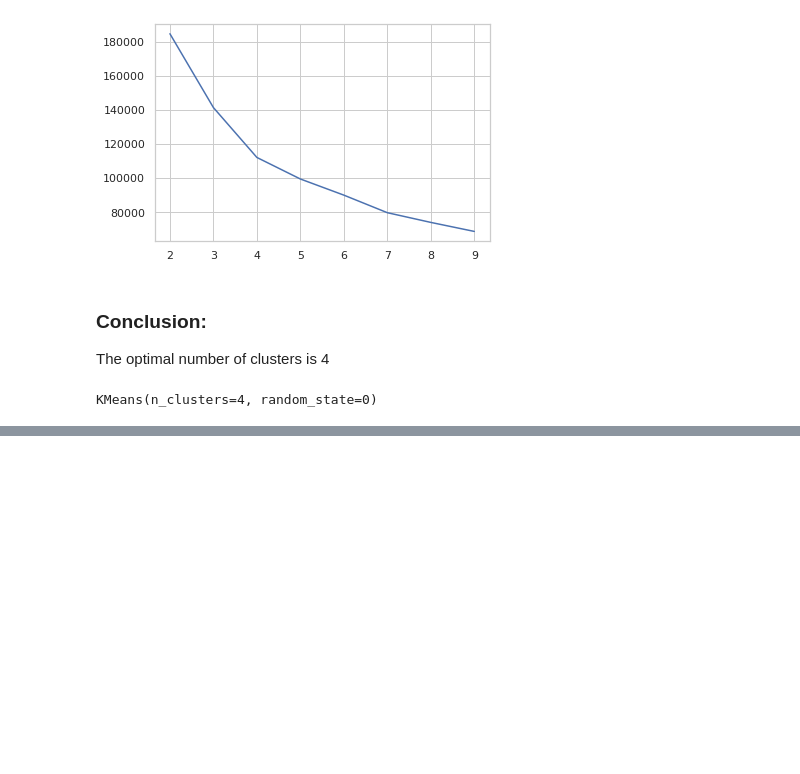
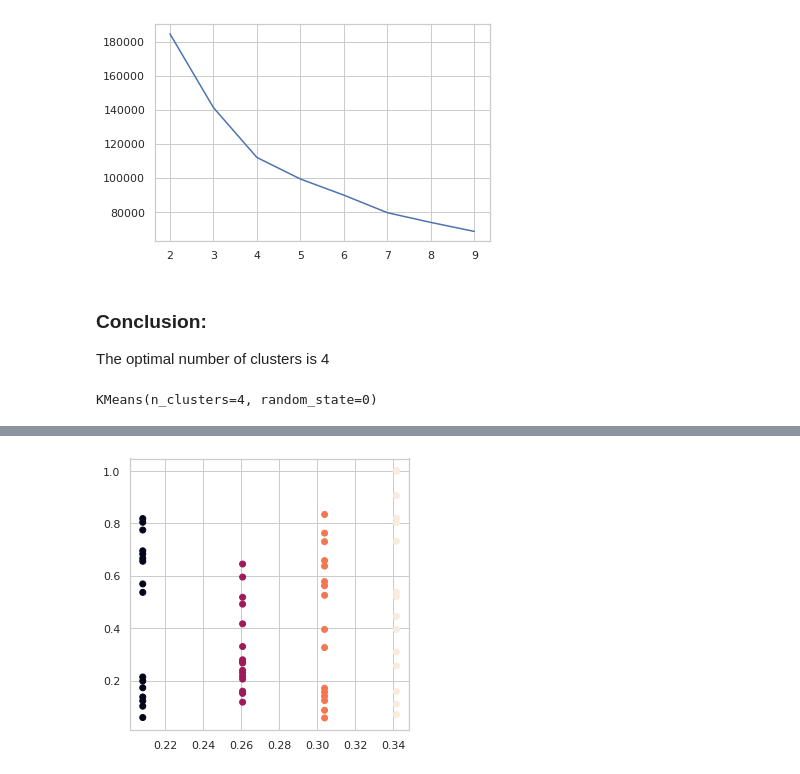
Before and after one commit to anirban-a/JeffersonProject, a Jupyter notebook: ClusterAnalysis/k_means_analysis.ipynb, the cells around one changed output, grey strips where cells are left out. Cells and saved outputs as stored; diff of their text form; code cells hidden in the pictures; blank space fills up the shorter version.

```diff
--- a/ClusterAnalysis/k_means_analysis.ipynb
+++ b/ClusterAnalysis/k_means_analysis.ipynb
@@ -79,7 +79,7 @@ kmeans.fit(X)
 # %% [output]
 KMeans(n_clusters=4, random_state=0)
 # %%
-centers = pd.DataFrame(kmeans.cluster_centers_, columns=[cols])
+centers = pd.DataFrame(kmeans.cluster_centers_, columns=cols)
 # %%
 centers
 # %% [output]
@@ -90,0 +119,26 @@ centers
+# %%
+x=['SensorDepth_Water_EXO',
+ 'Chla_Water_EXO',
+ 'DO_Water_EXO',
+ 'DO-Sat_Water_EXO',
+ 'SpCond_Water_EXO',
+ 'Temperature_Water_EXO',
+ 'pH_Water_EXO',
+ 'rel_fl',
+ 'SolarRad_Air_LiCor',
+ 'TP',
+ 'TSP',
+ 'SRP',
+ 'TN',
+ 'NO3',
+ 'NH4',
+ 'PP']
+y='PC_Water_EXO'
+# %%
+plt.figure(figsize=(5, 5))
+for col in x:
+       plt.scatter(y=centers[col], x=centers['PC_Water_EXO'], c=centers[y])
+       # sns.scatterplot(x=col, y='PC_Water_EXO', hue='PC_Water_EXO', palette='bright',size=col, data=centers)
+plt.show()
+# %% [output]
+[figure, added]
```
Also changed, not shown: parts of 2 cells of this notebook, 1 other file.
